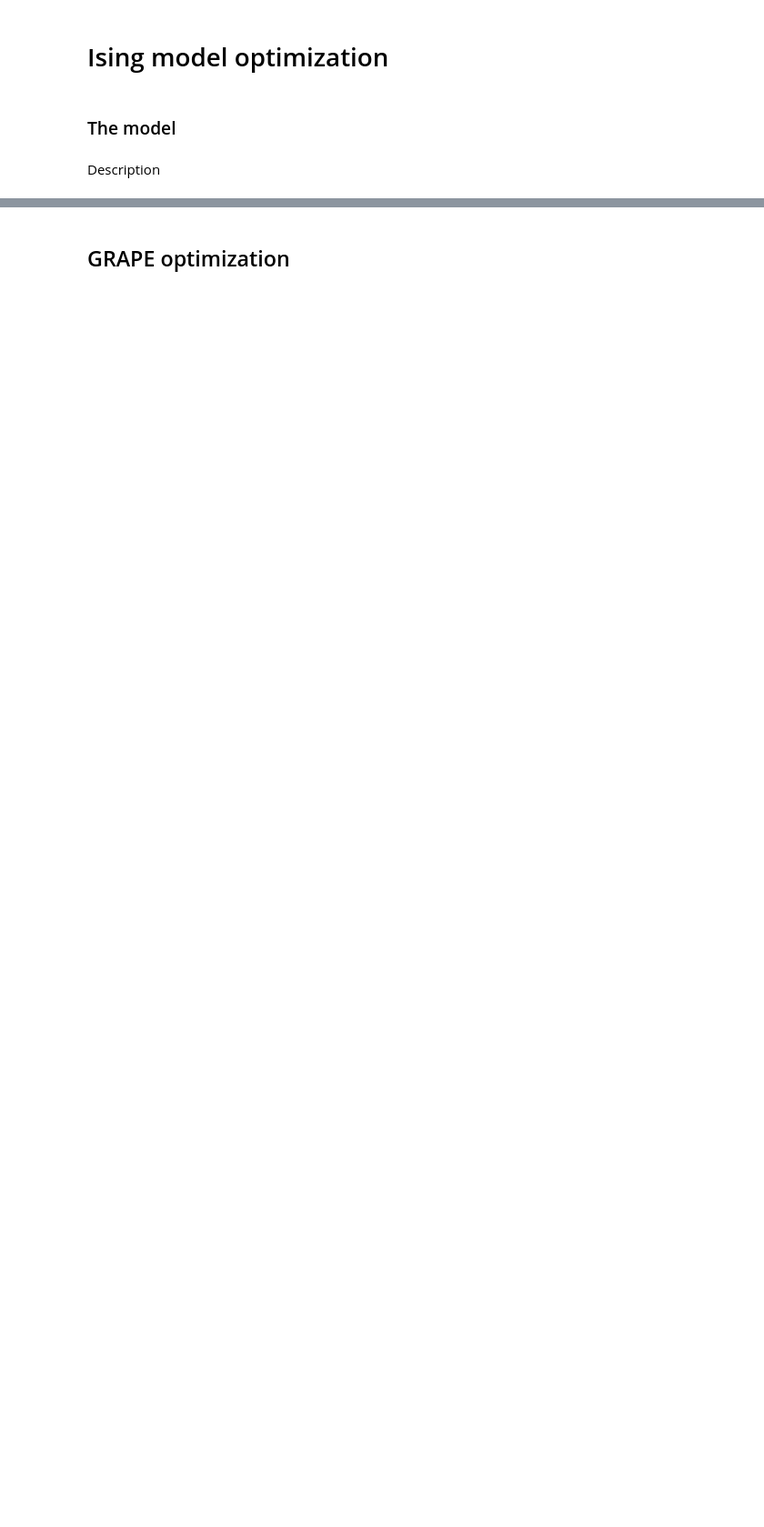
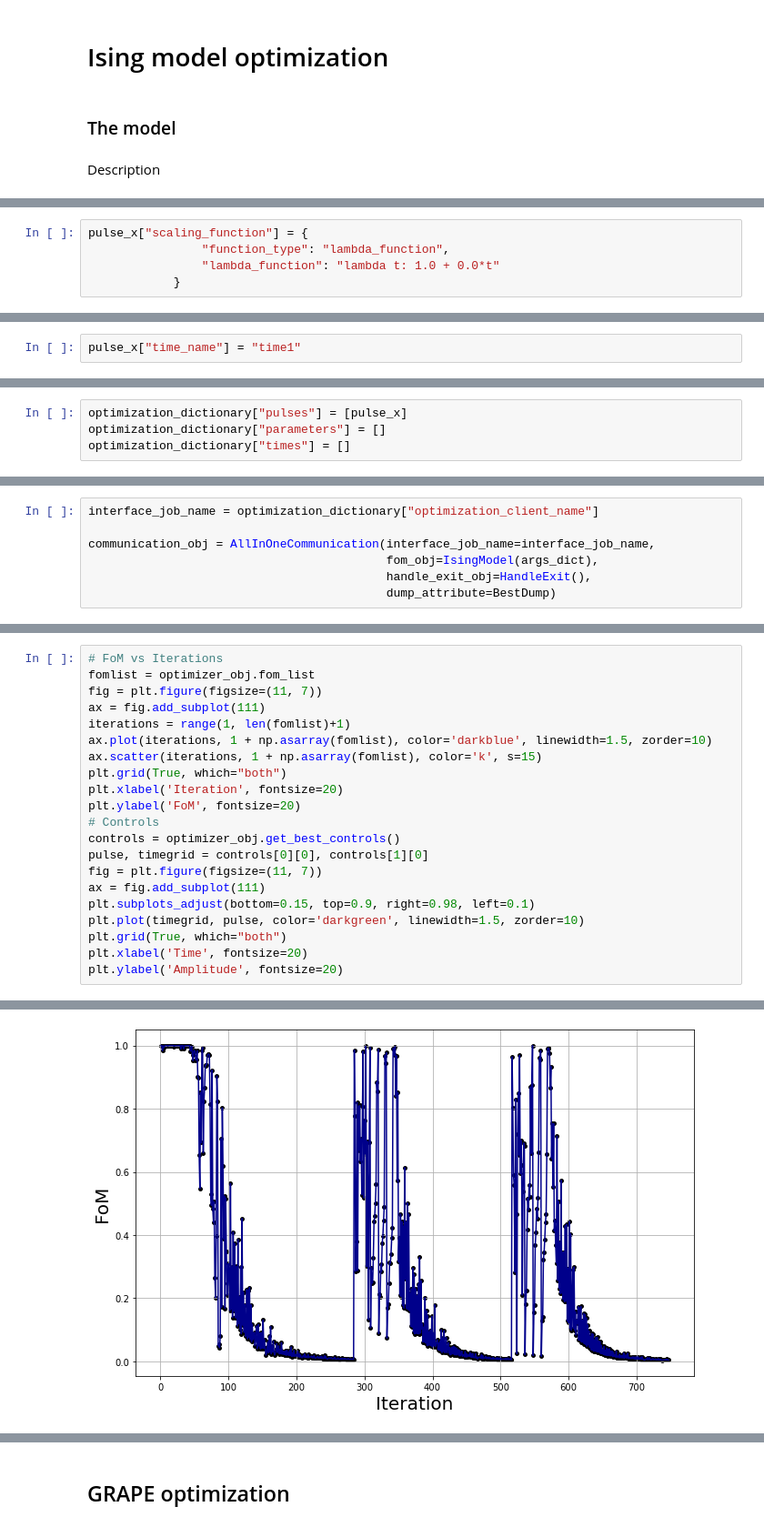
Before and after one commit to Quantum-OCS/QuOCS-jupyternotebooks, a Jupyter notebook: Workshop_HandsOn.ipynb, the cells around one changed output, grey strips where cells are left out. Shown at 91% size. Saved outputs shown, nothing was run; the diff lists cells and outputs as text; blank space fills up the shorter version.

```diff
--- a/Workshop_HandsOn.ipynb
+++ b/Workshop_HandsOn.ipynb
@@ -8,0 +132,5 @@ Description
+# %%
+pulse_x["scaling_function"] = {
+                "function_type": "lambda_function",
+                "lambda_function": "lambda t: 1.0 + 0.0*t"
+            }
@@ -8,0 +195,2 @@ Description
+# %%
+pulse_x["time_name"] = "time1"
@@ -8,0 +202,4 @@ Description
+# %%
+optimization_dictionary["pulses"] = [pulse_x]
+optimization_dictionary["parameters"] = []
+optimization_dictionary["times"] = []
@@ -8,0 +208,7 @@ Description
+# %%
+interface_job_name = optimization_dictionary["optimization_client_name"]
+
+communication_obj = AllInOneCommunication(interface_job_name=interface_job_name,
+                                          fom_obj=IsingModel(args_dict),
+                                          handle_exit_obj=HandleExit(),
+                                          dump_attribute=BestDump)
@@ -8,0 +255,22 @@ Description
+# %%
+# FoM vs Iterations
+fomlist = optimizer_obj.fom_list
+fig = plt.figure(figsize=(11, 7))
+ax = fig.add_subplot(111)
+iterations = range(1, len(fomlist)+1)
+ax.plot(iterations, 1 + np.asarray(fomlist), color='darkblue', linewidth=1.5, zorder=10)
+ax.scatter(iterations, 1 + np.asarray(fomlist), color='k', s=15)
+plt.grid(True, which="both")
+plt.xlabel('Iteration', fontsize=20)
+plt.ylabel('FoM', fontsize=20)
+# Controls
+controls = optimizer_obj.get_best_controls()
+pulse, timegrid = controls[0][0], controls[1][0]
+fig = plt.figure(figsize=(11, 7))
+ax = fig.add_subplot(111)
+plt.subplots_adjust(bottom=0.15, top=0.9, right=0.98, left=0.1)
+plt.plot(timegrid, pulse, color='darkgreen', linewidth=1.5, zorder=10)
+plt.grid(True, which="both")
+plt.xlabel('Time', fontsize=20)
+plt.ylabel('Amplitude', fontsize=20)
+# %% [output]
@@ -8,0 +278 @@ Description
+[figure, added]
```
Also changed, not shown: parts of 49 cells of this notebook.
